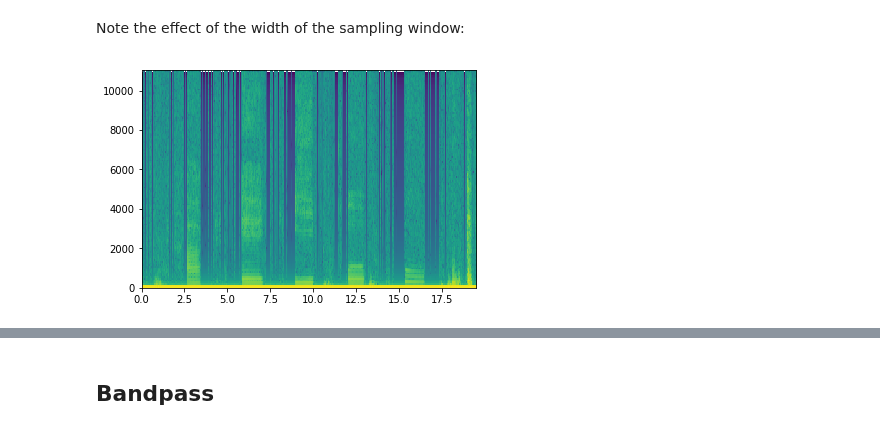
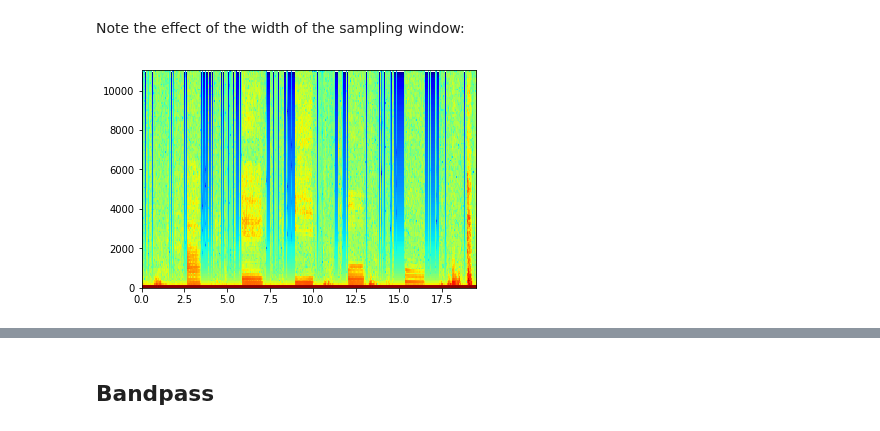
Before and after one commit to thomas-haslwanter/CSS_ipynb, a Jupyter notebook: Soundproc_2_TimeDependence.ipynb, the cells around one changed output, grey strips where cells are left out. Drawn from its saved outputs; the diff is of its cells as text; code cells hidden in the pictures.

```diff
--- a/Soundproc_2_TimeDependence.ipynb
+++ b/Soundproc_2_TimeDependence.ipynb
@@ -116,9 +117,9 @@ Link to [Soundproc_2b_Windowing](Soundproc_2b_Windowing.ipynb)
 # %% [markdown]
 Note the effect of the width of the sampling window:
 # %%
-_ = specgram(data, NFFT=256, Fs=rate)
+_ = specgram(data, NFFT=256, Fs=rate, cmap=cm.jet)
 # %% [output]
-[figure, old version]
+[figure, new version]
 # %% [markdown]
 <font color='red'>
 <img src="data/images/matlab_logo_s.jpg", width=50px, align='left'>*Matlab Equivalent Commands*:
```
Also changed, not shown: parts of 1 cell of this notebook, 3 other files.
